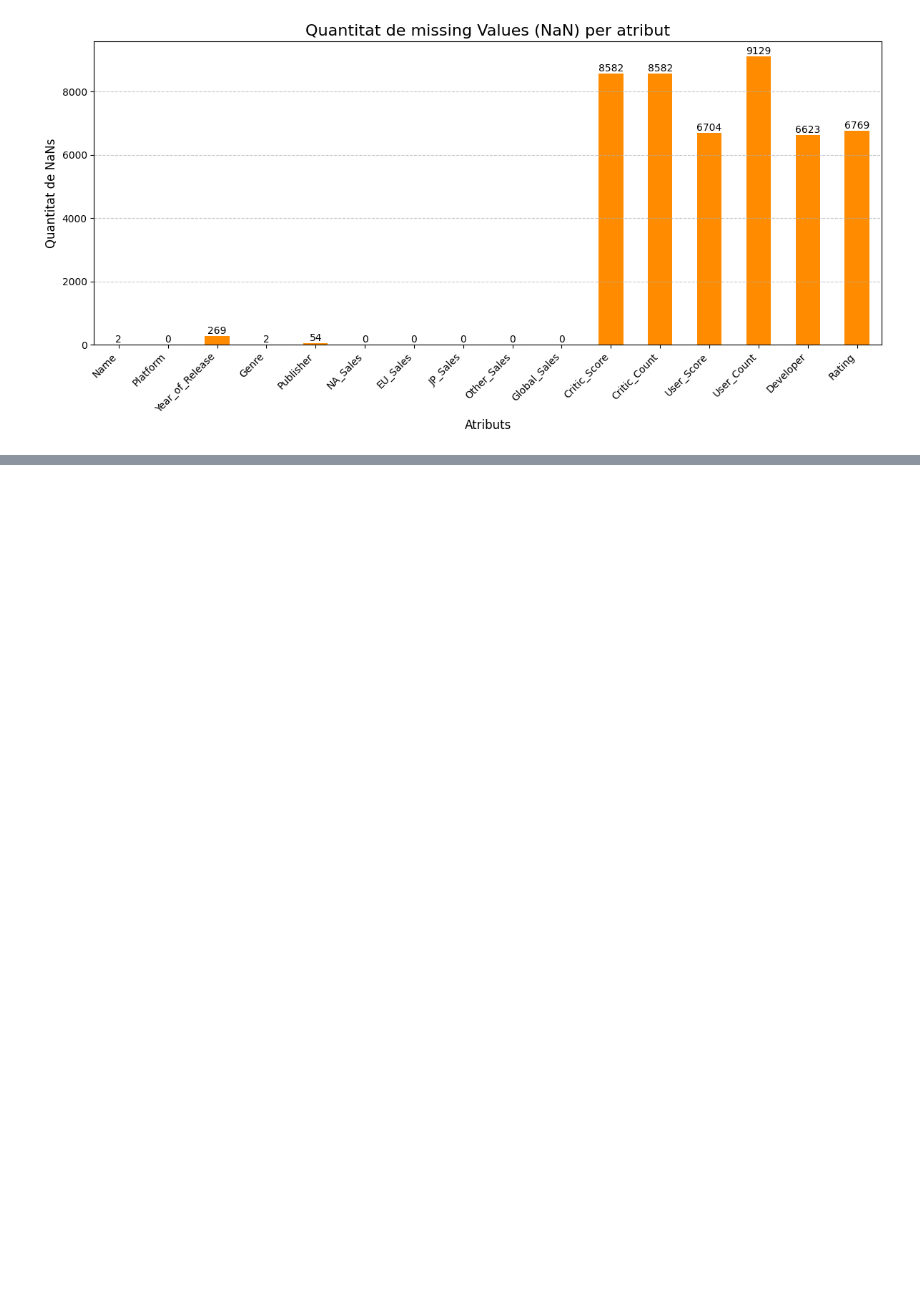
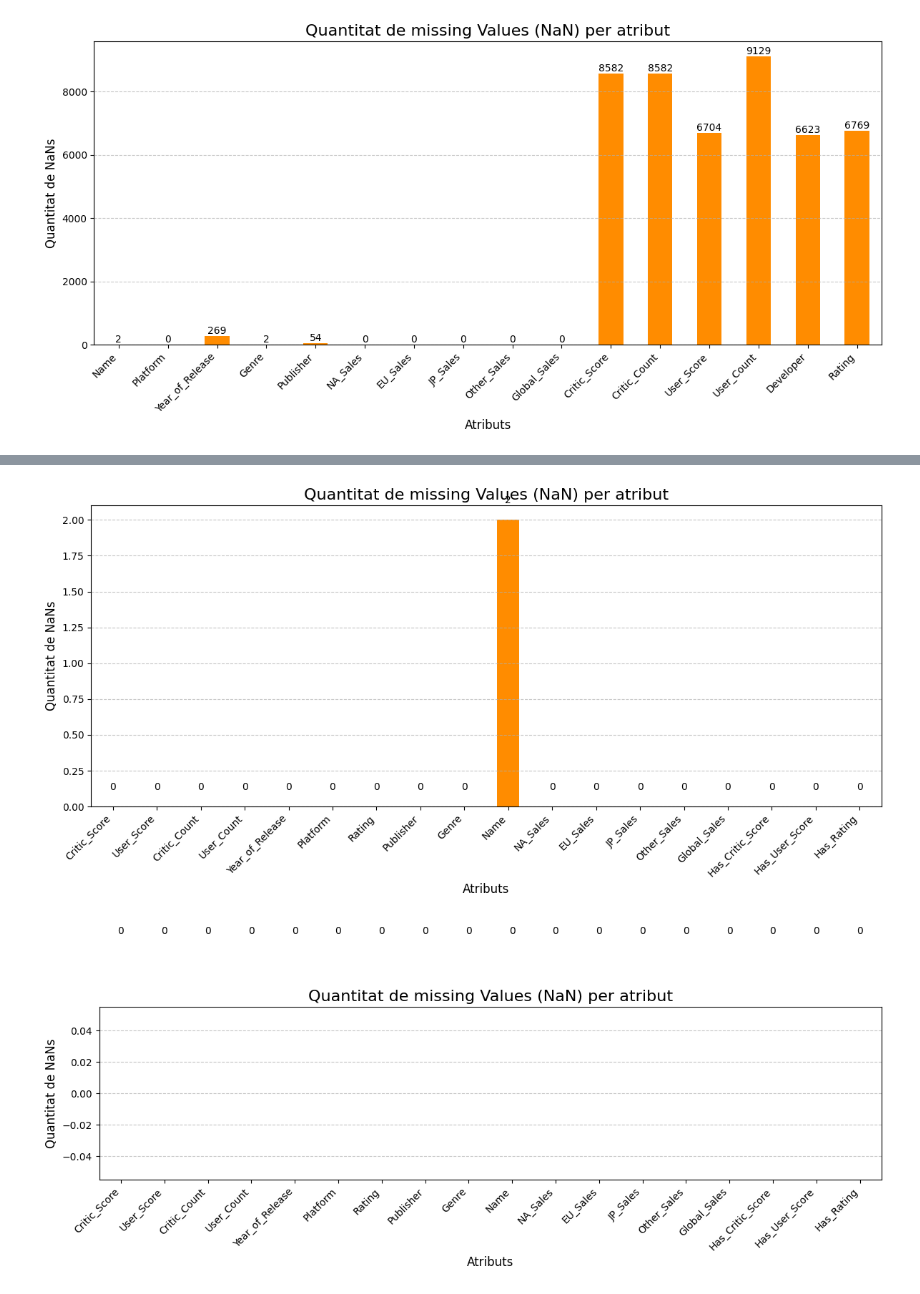
Before and after one commit to Emparans/video-games-sales-with-ratings, a Jupyter notebook: Kaggle.ipynb, the cells around one changed output, grey strips where cells are left out. Saved outputs shown, nothing was run; the diff lists cells and outputs as text; code cells hidden in the pictures; blank space fills up the shorter version.

```diff
--- a/Kaggle.ipynb
+++ b/Kaggle.ipynb
@@ -695,0 +190,24 @@ En cuanto a los no lineales, vamos a eliminar la svm e intentar que la xgboost s
+# %%
+df_fixed['Has_Critic_Score'] = df_fixed['Critic_Score'].notnull().astype(int)
+df_fixed['Has_User_Score'] = df_fixed['User_Score'].notnull().astype(int)
+df_fixed['Has_Rating'] = df_fixed['Rating'].notnull().astype(int)
+
+numeric_imputed = IterativeImputer(max_iter=10, random_state=42, min_value=0).fit_transform(df_fixed[numeric_features])
+df_numeric = pd.DataFrame(numeric_imputed, columns=numeric_features, index=df.index)
+
+categorical_imputed = SimpleImputer(strategy='most_frequent').fit_transform(df_fixed[categorical_features])
+df_categorical = pd.DataFrame(categorical_imputed, columns=categorical_features, index=df.index)
+
+passthrough_cols = [col for col in df_fixed.columns if col not in numeric_features + categorical_features]
+df_passthrough = df_fixed[passthrough_cols]
+
+df_imputed = pd.concat([df_numeric, df_categorical, df_passthrough], axis=1)
+
+mostrarGraficNaNs(df_imputed)
+
+df_imputed = df_imputed.dropna()
+
+mostrarGraficNaNs(df_imputed)
+# %% [output]
+[figure, added]
+[figure, added]
```
Also changed, not shown: parts of 64 cells of this notebook.
